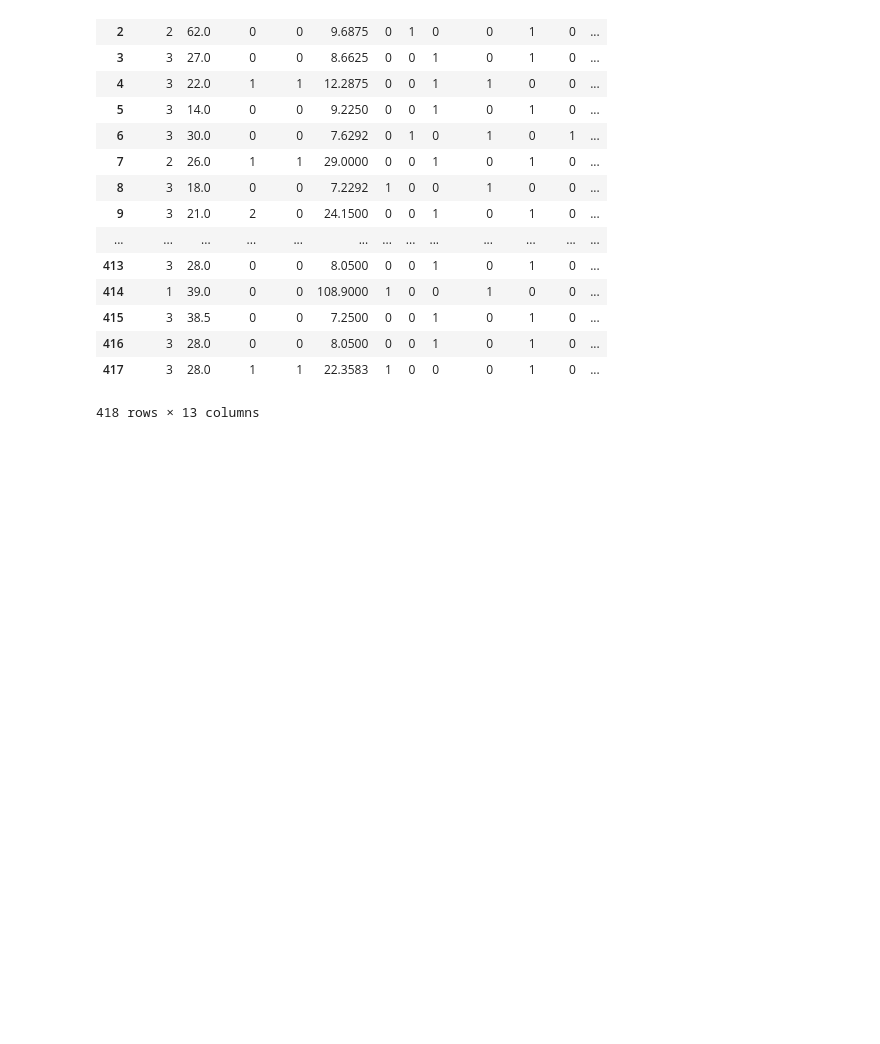
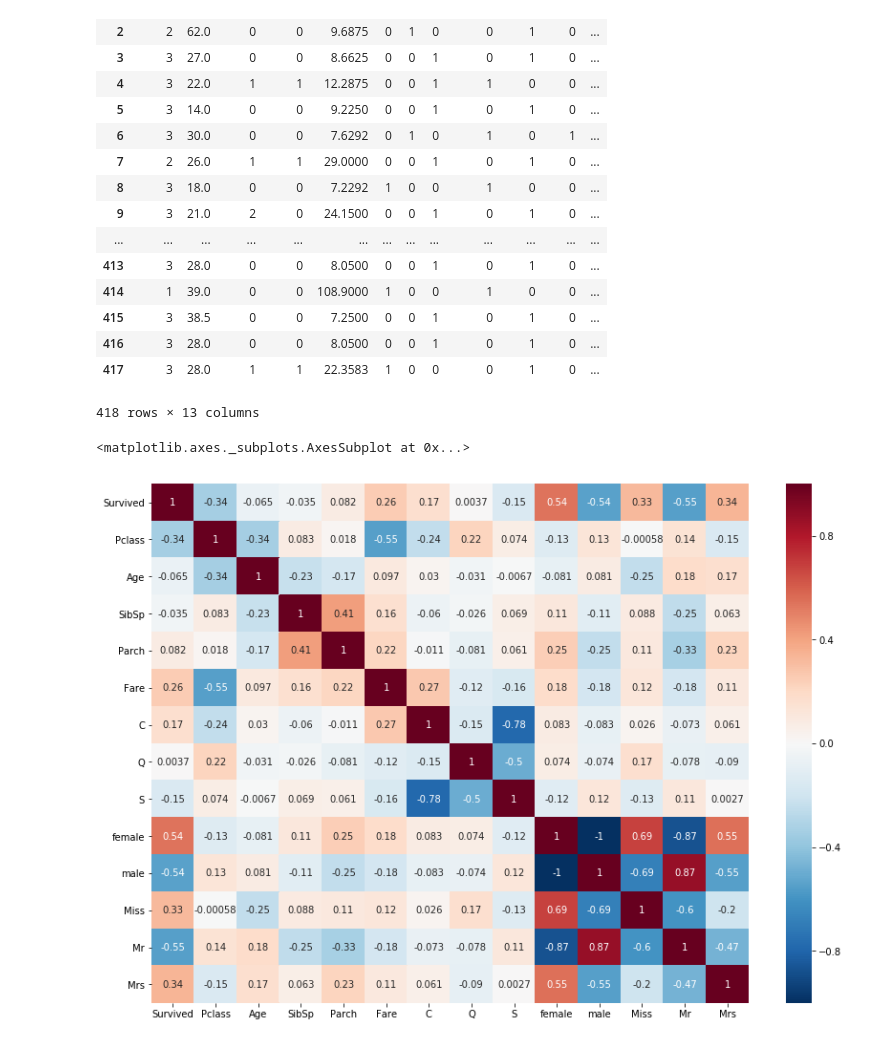
Before and after one commit to grand-coder/ML520, a Jupyter notebook: titanic.ipynb, the cells around one changed output. Cells and saved outputs as stored; diff of their text form; code cells hidden in the pictures; blank space fills up the shorter version.

```diff
--- a/titanic.ipynb
+++ b/titanic.ipynb
@@ -370,3 +370,13 @@ x_test
 | 416 | 3 | 28.0 | 0 | 0 | 8.0500 | 0 | 0 | 1 | 0 | 1 | 0 | ... |
 | 417 | 3 | 28.0 | 1 | 1 | 22.3583 | 1 | 0 | 0 | 0 | 1 | 0 | ... |
 418 rows × 13 columns
+# %%
+# https://matplotlib.org/3.1.0/tutorials/colors/colormaps.html
+import matplotlib.pyplot as plt
+%matplotlib inline
+import seaborn as sns
+plt.figure(figsize=(14, 10))
+sns.heatmap(train.corr(), annot=True, cmap="RdBu_r")
+# %% [output]
+<matplotlib.axes._subplots.AxesSubplot at 0x...>
+[figure, added]
```
